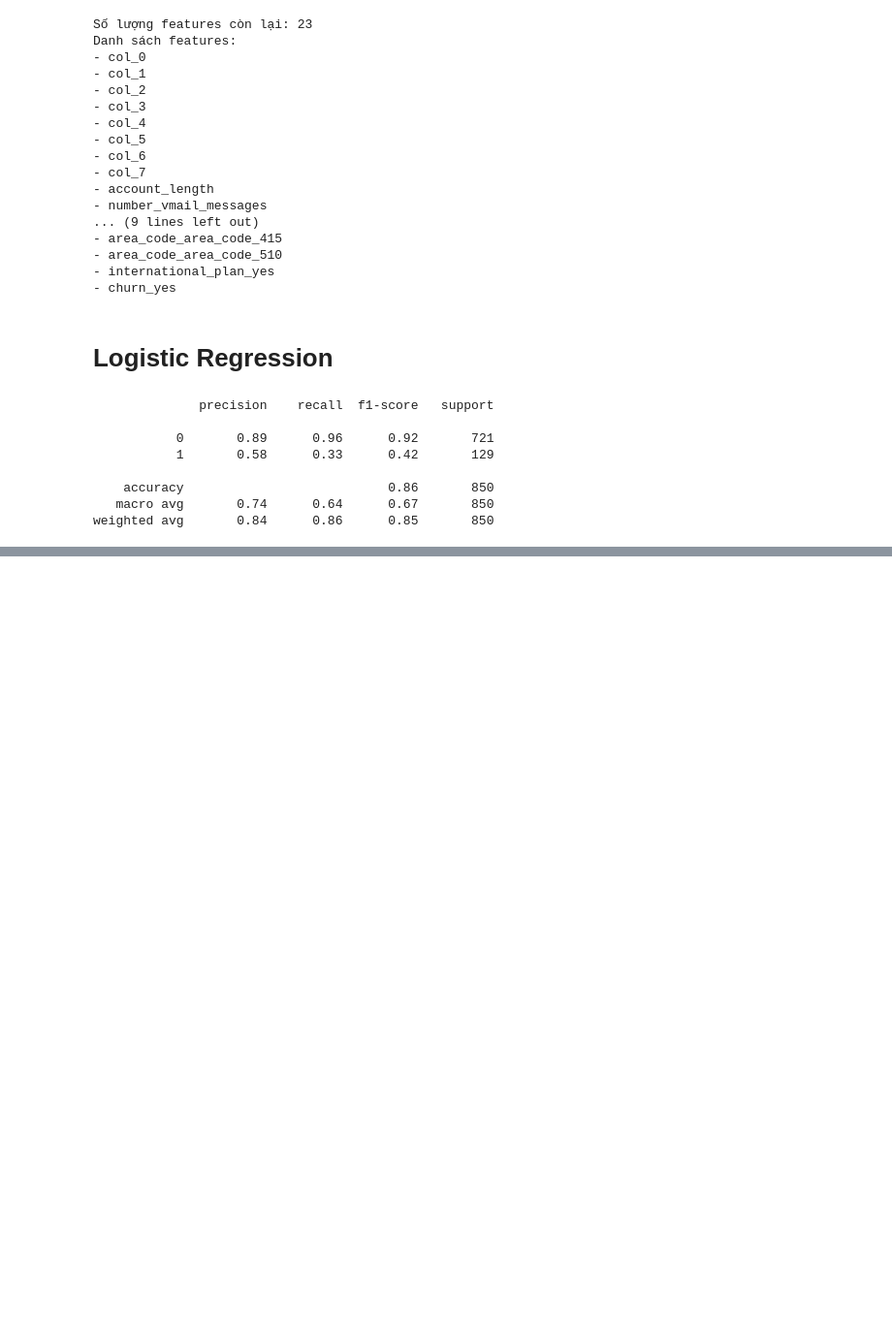
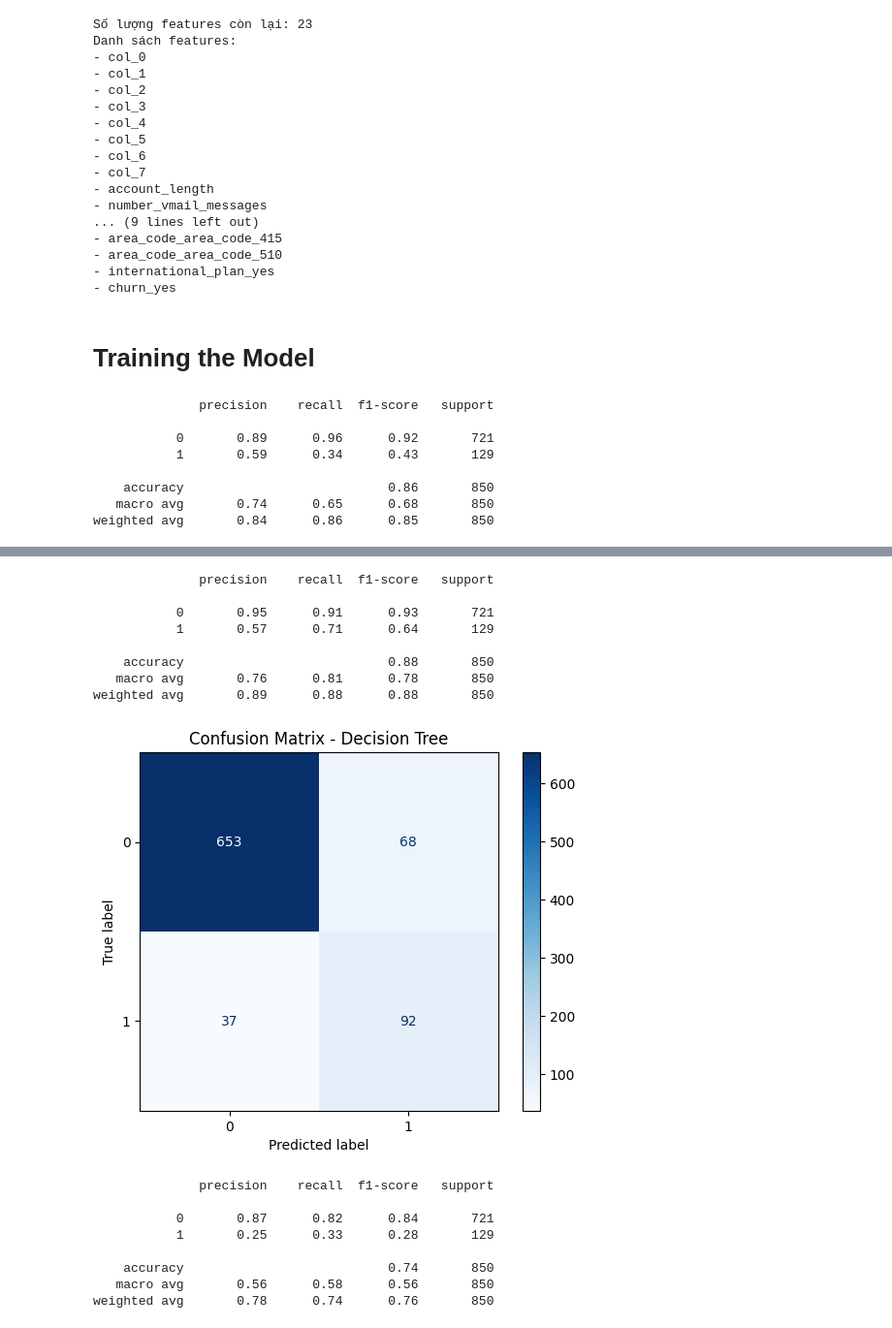
Before and after one commit to hand240503/VKU-AI, a Jupyter notebook: CPP_VKU_AI.ipynb, the cells around one changed output, grey strips where cells are left out. Shown at 97% size. Drawn from its saved outputs; the diff is of its cells as text; code cells hidden in the pictures; blank space fills up the shorter version.

```diff
--- a/CPP_VKU_AI.ipynb
+++ b/CPP_VKU_AI.ipynb
@@ -304,27 +304,49 @@ scaler = MinMaxScaler()
 scaler.fit(X_train_resample[scale_columns])
 X_train_resample[scale_columns] = scaler.transform(X_train_resample[scale_columns])
 X_test[scale_columns] = scaler.transform(X_test[scale_columns])
-# %% [markdown]
-# Logistic Regression
+# %% [markdown]
+# Training the Model
 # %%
-model_log = LogisticRegression(solver='liblinear', random_state=42)
-model_log.fit(X_train_resample, y_train_resample)
-y_pred = model_log.predict(X_test)
+models = {
+    "Logistic Regression": LogisticRegression(solver='liblinear', random_state=42),
+    "Decision Tree": DecisionTreeClassifier(random_state=42),
+    "Naive Bayes": GaussianNB()
+}
 
-# In báo cáo đánh giá
-print(classification_report(y_test, y_pred))
+for name, model in models.items():
+    model.fit(X_train_resample, y_train_resample)
 
-# Hiển thị ma trận nhầm lẫn
-ConfusionMatrixDisplay.from_estimator(model_log, X_test, y_test, cmap='Blues')
-plt.title("Confusion Matrix - Logistic Regression")
-plt.show()
+    y_pred = model.predict(X_test)
+
+    print(classification_report(y_test, y_pred))
+
+    ConfusionMatrixDisplay.from_estimator(model, X_test, y_test, cmap='Blues')
+    plt.title(f"Confusion Matrix - {name}")
+    plt.show()
 # %% [output]
               precision    recall  f1-score   support
 
            0       0.89      0.96      0.92       721
-           1       0.58      0.33      0.42       129
+           1       0.59      0.34      0.43       129
 
     accuracy                           0.86       850
-   macro avg       0.74      0.64      0.67       850
+   macro avg       0.74      0.65      0.68       850
 weighted avg       0.84      0.86      0.85       850
 [figure]
+              precision    recall  f1-score   support
+
+           0       0.95      0.91      0.93       721
+           1       0.57      0.71      0.64       129
+
+    accuracy                           0.88       850
+   macro avg       0.76      0.81      0.78       850
+weighted avg       0.89      0.88      0.88       850
+[figure, added]
+              precision    recall  f1-score   support
+
+           0       0.87      0.82      0.84       721
+           1       0.25      0.33      0.28       129
+
+    accuracy                           0.74       850
+   macro avg       0.56      0.58      0.56       850
+weighted avg       0.78      0.74      0.76       850
```
Also changed, not shown: parts of 1 cell of this notebook.
